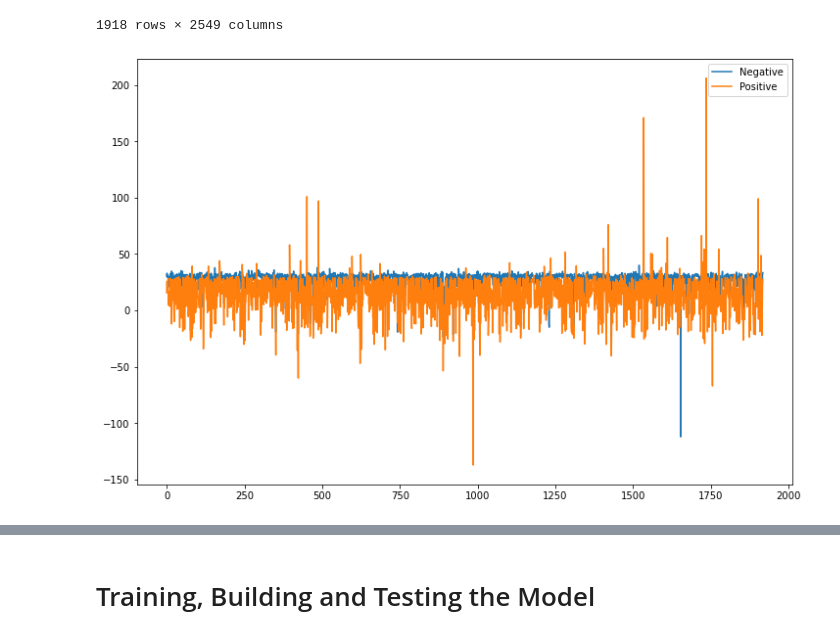
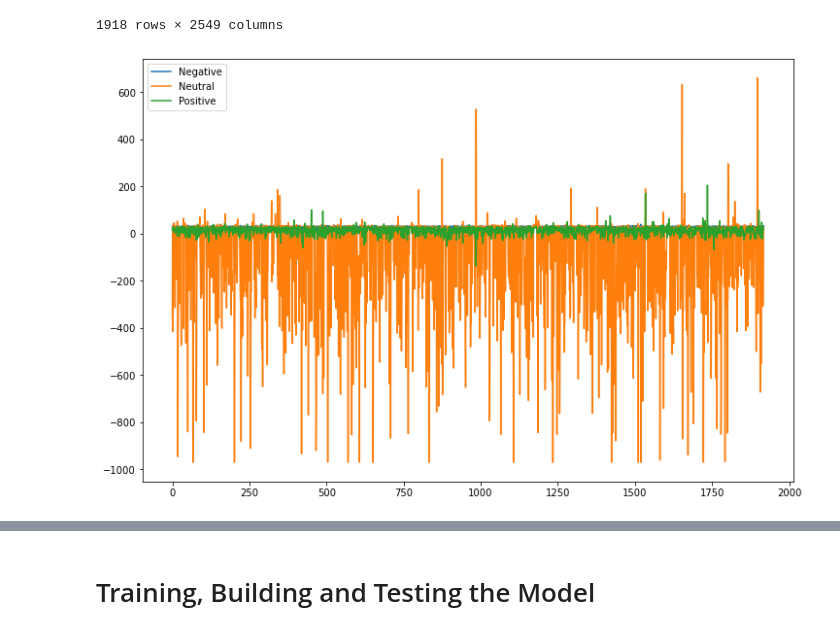
Before and after one commit to EmotePi/EmotePi_Code, a Jupyter notebook: training_notebooks/PyTorch_Model_Training.ipynb, the cells around one changed output, grey strips where cells are left out. Cells and saved outputs as stored; diff of their text form; code cells hidden in the pictures.

```diff
--- a/training_notebooks/PyTorch_Model_Training.ipynb
+++ b/training_notebooks/PyTorch_Model_Training.ipynb
@@ -32,7 +33,7 @@ from fastai.tabular.all import *
 # %% [markdown]
 ## Load and View the Data
 # %%
-raw_loaded_data = pd.read_csv('emotions.csv')
+raw_loaded_data = pd.read_csv('EmotePi_Code/data/emotions.csv')
 raw_loaded_data.head()
 # %% [output]
 |  | # mean_0_a | mean_1_a | mean_2_a | mean_3_a | mean_4_a | mean_d_0_a | mean_d_1_a | mean_d_2_a | mean_d_3_a | ... |
@@ -88,25 +89,25 @@ training_data
 # %%
 x_values = training_data.values[:,1:-1]
 x_values = x_values.transpose()
 
 
 # Set the size of the chart
 plt.figure(figsize=(12,8))
 
 # Plot data labeled 1 - Seizure
 plt.plot(x_values[0, :], label="Negative")
 
 # Plot data labeled 2 - No Seizure
-# plt.plot(x_values[1, :], label="Neutral")
+plt.plot(x_values[1, :], label="Neutral")
 
 # Plot data labeled 3 - No Seizure
 plt.plot(x_values[2, :], label="Positive")
 
 # Create a legend and output the graph
 plt.legend()
 plt.show()
 # %% [output]
-[figure, old version]
+[figure, new version]
 # %%
 # View training data
 training_data
```
Also changed, not shown: parts of 2 cells of this notebook, 1 other file.
